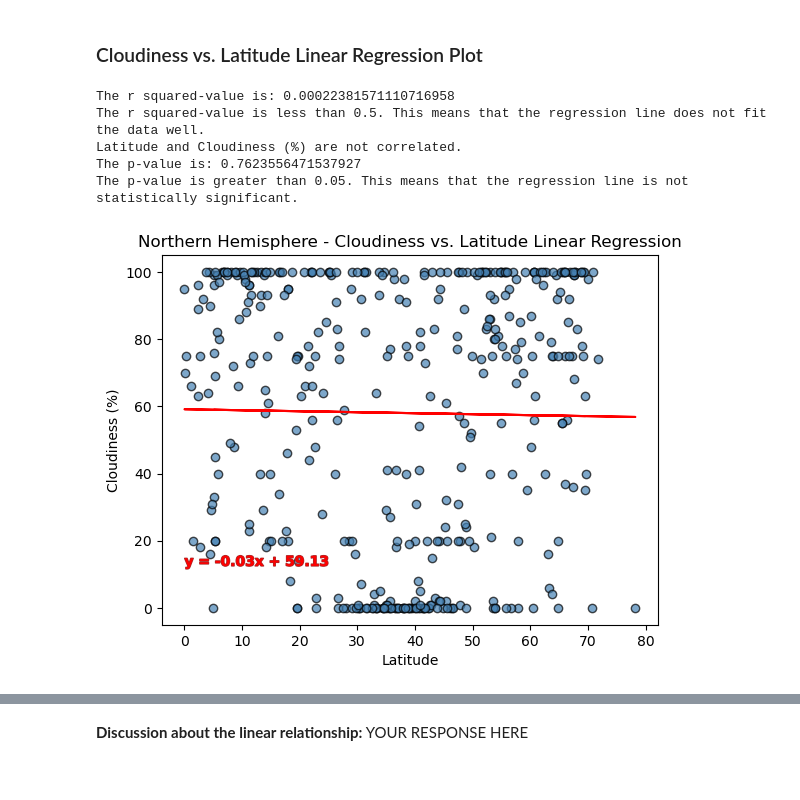
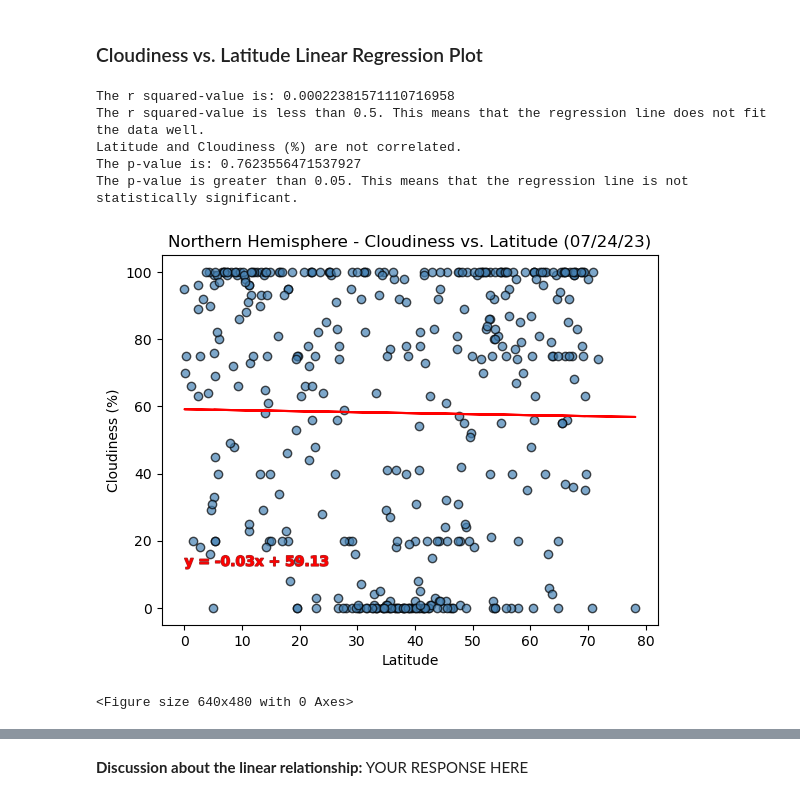
Before and after one commit to SwagmasterMatt/python-api-challenge, a Jupyter notebook: WeatherPy/WeatherPy.ipynb, the cells around one changed output, grey strips where cells are left out. Cells and saved outputs as stored; diff of their text form; code cells hidden in the pictures.

Commit message:
Chart titles adjusted

```diff
--- a/WeatherPy/WeatherPy.ipynb
+++ b/WeatherPy/WeatherPy.ipynb
@@ -507,13 +518,15 @@ The p-value is greater than 0.05. This means that the regression line is not sta
 ### Cloudiness vs. Latitude Linear Regression Plot
 # %%
 # Northern Hemisphere
-plot_linear_regression(northern_hemi_df["Lat"], northern_hemi_df["Cloudiness"], "Latitude", "Cloudiness (%)", "Northern Hemisphere - Cloudiness vs. Latitude Linear Regression")
+plot_linear_regression(northern_hemi_df["Lat"], northern_hemi_df["Cloudiness"], "Latitude", "Cloudiness (%)", f"Northern Hemisphere - Cloudiness vs. Latitude ({time.strftime('%x')})")
+plt.savefig("output_data/Fig9.png")
 # %% [output]
 The r squared-value is: 0.00022381571110716958
 The r squared-value is less than 0.5. This means that the regression line does not fit the data well.
 Latitude and Cloudiness (%) are not correlated.
 The p-value is: 0.7623556471537927
 The p-value is greater than 0.05. This means that the regression line is not statistically significant.
-[figure, old version]
+[figure, new version]
+<Figure size 640x480 with 0 Axes>
 # %%
 # Southern Hemisphere
```
Also changed, not shown: parts of 9 cells of this notebook, 9 other files.
